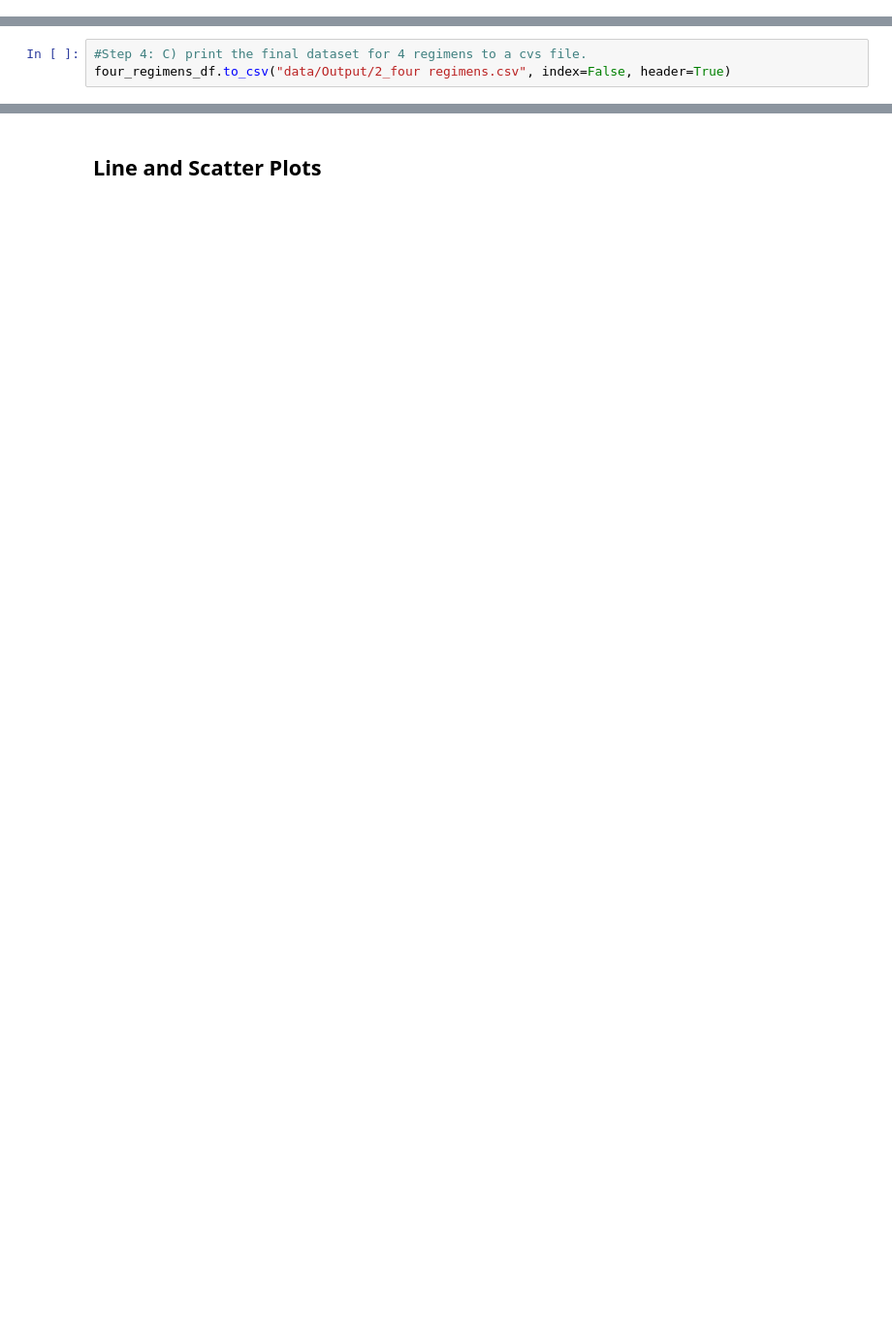
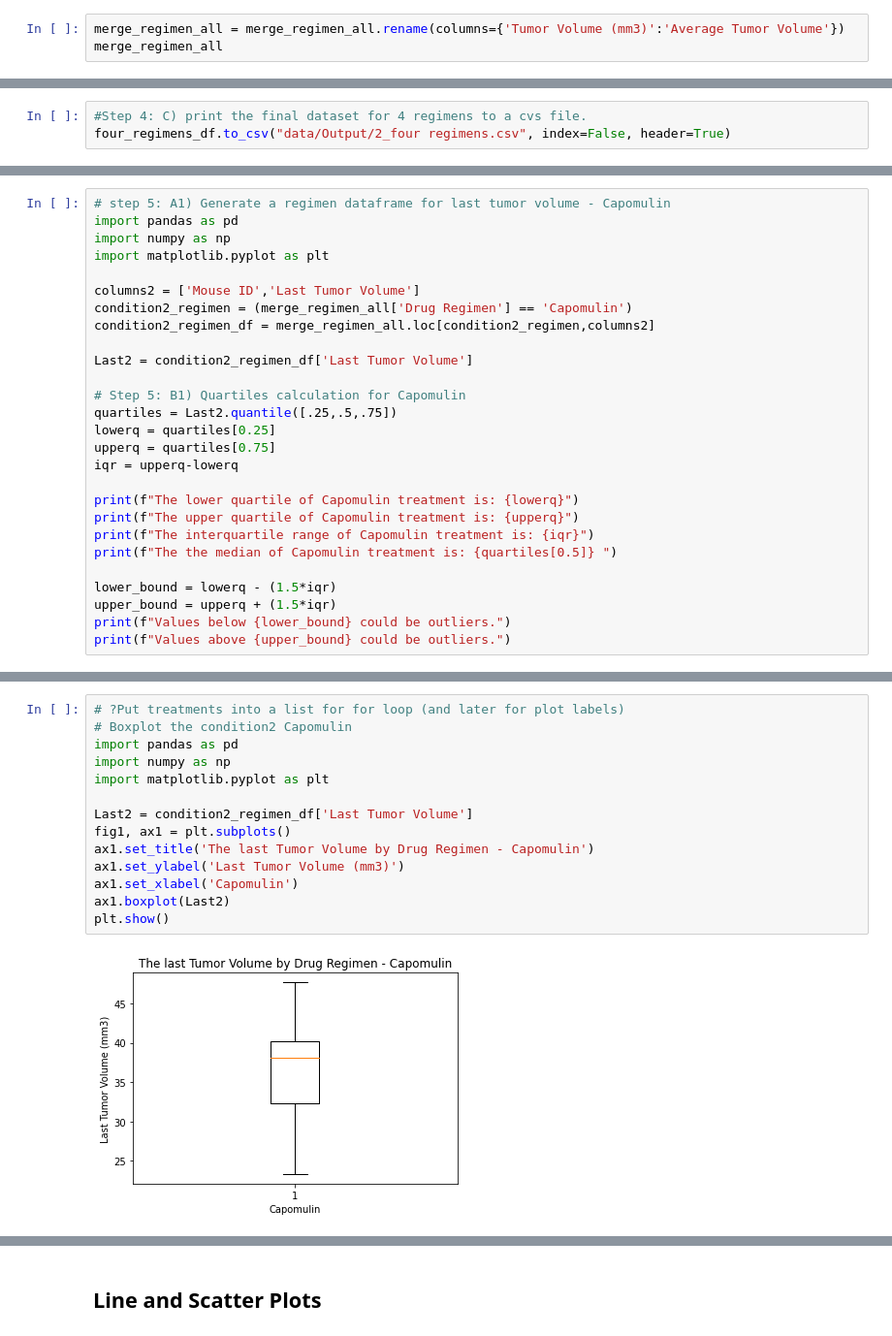
Before and after one commit to yingzi2022/Matplotlib_Challenge18531383, a Jupyter notebook: Instruction/Pymaceuticals/pymaceuticals_starter.ipynb, the cells around one changed output, grey strips where cells are left out. Shown: that part at 97% size. Cells and saved outputs as stored; diff of their text form; blank space fills up the shorter version.

```diff
--- a/Instruction/Pymaceuticals/pymaceuticals_starter.ipynb
+++ b/Instruction/Pymaceuticals/pymaceuticals_starter.ipynb
@@ -641,0 +673,3 @@ merge_regimen_all
+# %%
+merge_regimen_all = merge_regimen_all.rename(columns={'Tumor Volume (mm3)':'Average Tumor Volume'})
+merge_regimen_all
@@ -718,0 +766,27 @@ clean_df.columns
+# %%
+# step 5: A1) Generate a regimen dataframe for last tumor volume - Capomulin
+import pandas as pd
+import numpy as np
+import matplotlib.pyplot as plt
+
+columns2 = ['Mouse ID','Last Tumor Volume']
+condition2_regimen = (merge_regimen_all['Drug Regimen'] == 'Capomulin')
+condition2_regimen_df = merge_regimen_all.loc[condition2_regimen,columns2]
+
+Last2 = condition2_regimen_df['Last Tumor Volume']
+
+# Step 5: B1) Quartiles calculation for Capomulin
+quartiles = Last2.quantile([.25,.5,.75])
+lowerq = quartiles[0.25]
+upperq = quartiles[0.75]
+iqr = upperq-lowerq
+
+print(f"The lower quartile of Capomulin treatment is: {lowerq}")
+print(f"The upper quartile of Capomulin treatment is: {upperq}")
+print(f"The interquartile range of Capomulin treatment is: {iqr}")
+print(f"The the median of Capomulin treatment is: {quartiles[0.5]} ")
+
+lower_bound = lowerq - (1.5*iqr)
+upper_bound = upperq + (1.5*iqr)
+print(f"Values below {lower_bound} could be outliers.")
+print(f"Values above {upper_bound} could be outliers.")
@@ -718,0 +904,16 @@ clean_df.columns
+# %%
+# ?Put treatments into a list for for loop (and later for plot labels)
+# Boxplot the condition2 Capomulin
+import pandas as pd
+import numpy as np
+import matplotlib.pyplot as plt
+
+Last2 = condition2_regimen_df['Last Tumor Volume']
+fig1, ax1 = plt.subplots()
+ax1.set_title('The last Tumor Volume by Drug Regimen - Capomulin')
+ax1.set_ylabel('Last Tumor Volume (mm3)')
+ax1.set_xlabel('Capomulin')
+ax1.boxplot(Last2)
+plt.show()
+# %% [output]
+[figure, added]
```
Also changed, not shown: parts of 36 cells of this notebook, 8 other files.
